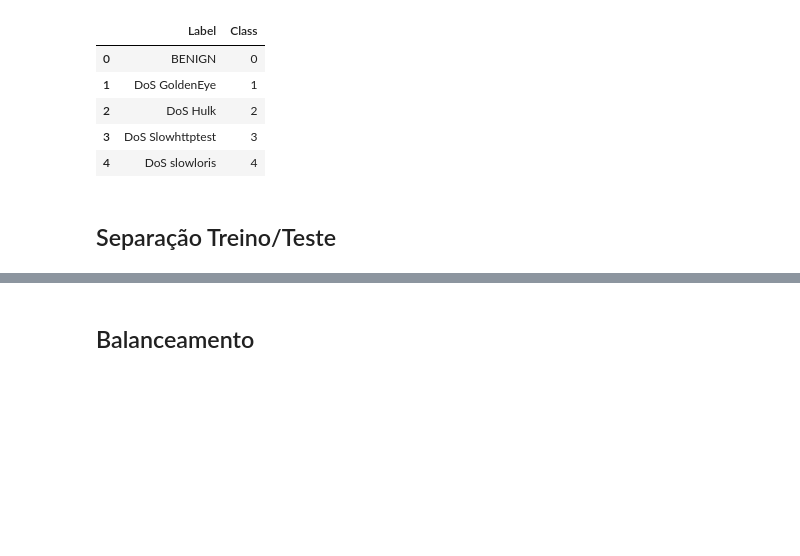
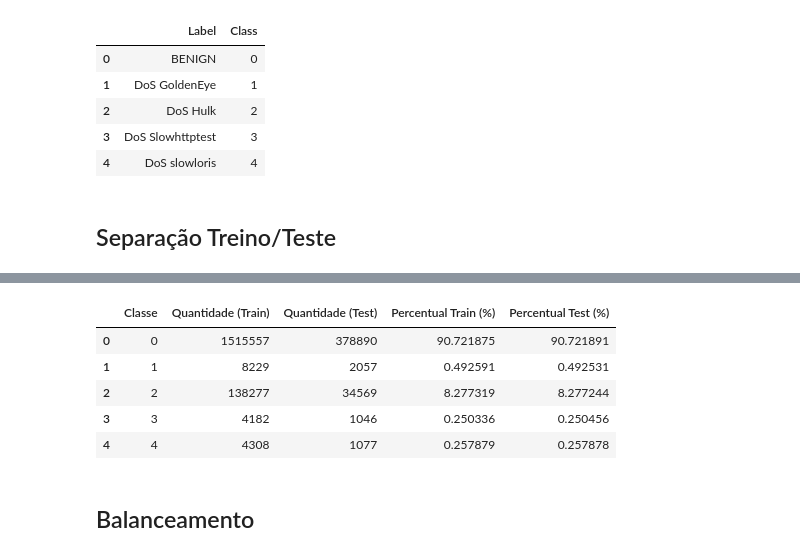
Before and after one commit to AlfredoLSN/Suricata_ML, a Jupyter notebook: main copy.ipynb, the cells around one changed output, grey strips where cells are left out. Cells and saved outputs as stored; diff of their text form; code cells hidden in the pictures; blank space fills up the shorter version.

```diff
--- a/main copy.ipynb
+++ b/main copy.ipynb
@@ -135,3 +275,34 @@ df_train, df_test = train_test_split(df, test_size=0.20, random_state=42, strati
+# %%
+# Criar tabela comparativa de distribuição de classes entre treino e teste
+class_dist = []
+
+for cls in sorted(df_train['Class'].unique()):
+    train_count = (df_train['Class'] == cls).sum()
+    test_count = (df_test['Class'] == cls).sum()
+
+    train_total = len(df_train)
+    test_total = len(df_test)
+
+    train_pct = (train_count / train_total) * 100
+    test_pct = (test_count / test_total) * 100
+
+    class_dist.append({
+        'Classe': cls,
+        'Quantidade (Train)': train_count,
+        'Quantidade (Test)': test_count,
+        'Percentual Train (%)': train_pct,
+        'Percentual Test (%)': test_pct
+    })
+
+tabela_classes = pd.DataFrame(class_dist)
+display(tabela_classes)
+# %% [output]
+|  | Classe | Quantidade (Train) | Quantidade (Test) | Percentual Train (%) | Percentual Test (%) |
+| 0 | 0 | 1515557 | 378890 | 90.721875 | 90.721891 |
+| 1 | 1 | 8229 | 2057 | 0.492591 | 0.492531 |
+| 2 | 2 | 138277 | 34569 | 8.277319 | 8.277244 |
+| 3 | 3 | 4182 | 1046 | 0.250336 | 0.250456 |
+| 4 | 4 | 4308 | 1077 | 0.257879 | 0.257878 |
 # %% [markdown]
 ## Balanceamento
 # %%
```
Also changed, not shown: parts of 19 cells of this notebook, 8 other files.
